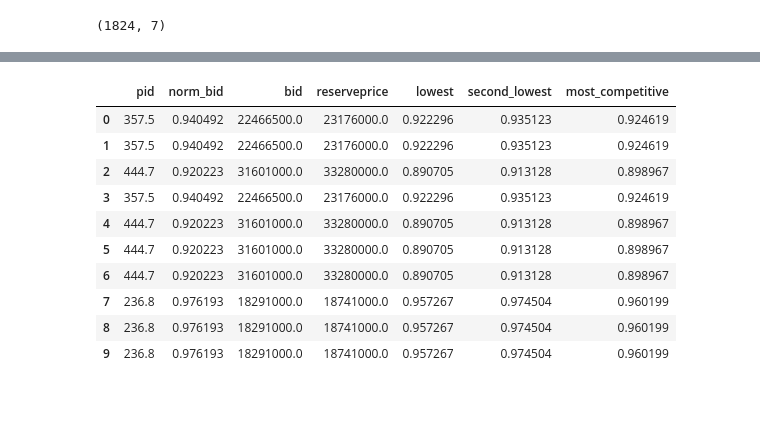
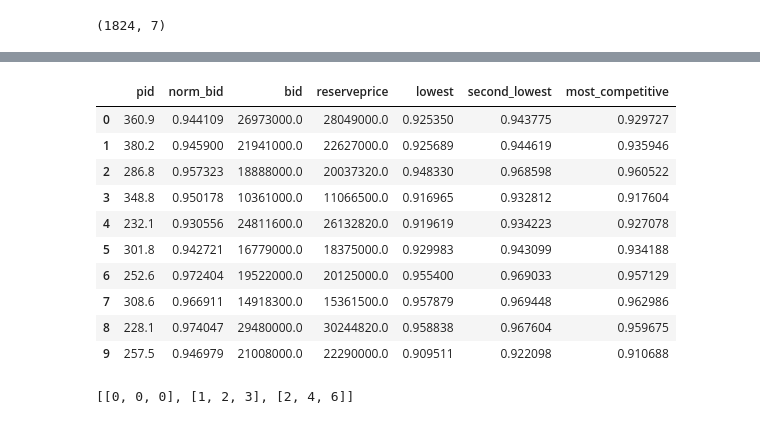
Before and after one commit to sylvaingchassang/missing_bids, a Jupyter notebook: notebooks/example_tsuchiura.ipynb, the cells around one changed output, grey strips where cells are left out. Saved outputs shown, nothing was run; the diff lists cells and outputs as text; code cells hidden in the pictures.

Commit message:
bootstrap sample

```diff
--- a/notebooks/example_tsuchiura.ipynb
+++ b/notebooks/example_tsuchiura.ipynb
@@ -152,5 +140,7 @@ def get_bootstrap_sample(df_bids, num_bootstraps=100):
 # %%
 import multiprocessing
 pool = multiprocessing.Pool()
-def f():
-    return df_bids.sample(10, replace=True).mean()
+def f(args):
+    random_state, sample_size = args
+    return df_bids.sample(sample_size, replace=True, random_state=random_state).mean()
+f((0, 10))
@@ -157,14 +156,14 @@ def f():
 # %%
-pd.DataFrame(pool.map(f, [None] * 10))
+pd.DataFrame(pool.map(f, [(i, 10) for i in range(10)]))
 # %% [output]
 |  | pid | norm_bid | bid | reserveprice | lowest | second_lowest | most_competitive |
-| 0 | 357.5 | 0.940492 | 22466500.0 | 23176000.0 | 0.922296 | 0.935123 | 0.924619 |
-| 1 | 357.5 | 0.940492 | 22466500.0 | 23176000.0 | 0.922296 | 0.935123 | 0.924619 |
-| 2 | 444.7 | 0.920223 | 31601000.0 | 33280000.0 | 0.890705 | 0.913128 | 0.898967 |
-| 3 | 357.5 | 0.940492 | 22466500.0 | 23176000.0 | 0.922296 | 0.935123 | 0.924619 |
-| 4 | 444.7 | 0.920223 | 31601000.0 | 33280000.0 | 0.890705 | 0.913128 | 0.898967 |
-| 5 | 444.7 | 0.920223 | 31601000.0 | 33280000.0 | 0.890705 | 0.913128 | 0.898967 |
-| 6 | 444.7 | 0.920223 | 31601000.0 | 33280000.0 | 0.890705 | 0.913128 | 0.898967 |
-| 7 | 236.8 | 0.976193 | 18291000.0 | 18741000.0 | 0.957267 | 0.974504 | 0.960199 |
-| 8 | 236.8 | 0.976193 | 18291000.0 | 18741000.0 | 0.957267 | 0.974504 | 0.960199 |
-| 9 | 236.8 | 0.976193 | 18291000.0 | 18741000.0 | 0.957267 | 0.974504 | 0.960199 |
+| 0 | 360.9 | 0.944109 | 26973000.0 | 28049000.0 | 0.925350 | 0.943775 | 0.929727 |
+| 1 | 380.2 | 0.945900 | 21941000.0 | 22627000.0 | 0.925689 | 0.944619 | 0.935946 |
+| 2 | 286.8 | 0.957323 | 18888000.0 | 20037320.0 | 0.948330 | 0.968598 | 0.960522 |
+| 3 | 348.8 | 0.950178 | 10361000.0 | 11066500.0 | 0.916965 | 0.932812 | 0.917604 |
+| 4 | 232.1 | 0.930556 | 24811600.0 | 26132820.0 | 0.919619 | 0.934223 | 0.927078 |
+| 5 | 301.8 | 0.942721 | 16779000.0 | 18375000.0 | 0.929983 | 0.943099 | 0.934188 |
+| 6 | 252.6 | 0.972404 | 19522000.0 | 20125000.0 | 0.955400 | 0.969033 | 0.957129 |
+| 7 | 308.6 | 0.966911 | 14918300.0 | 15361500.0 | 0.957879 | 0.969448 | 0.962986 |
+| 8 | 228.1 | 0.974047 | 29480000.0 | 30244820.0 | 0.958838 | 0.967604 | 0.959675 |
+| 9 | 257.5 | 0.946979 | 21008000.0 | 22290000.0 | 0.909511 | 0.922098 | 0.910688 |
@@ -170,0 +180,5 @@ pd.DataFrame(pool.map(f, [None] * 10))
+# %%
+ex = ExampleBootstrap()
+ex.get_sample()
+# %% [output]
+[[0, 0, 0], [1, 2, 3], [2, 4, 6]]
```
Also changed, not shown: parts of 11 cells of this notebook, 5 other files.
